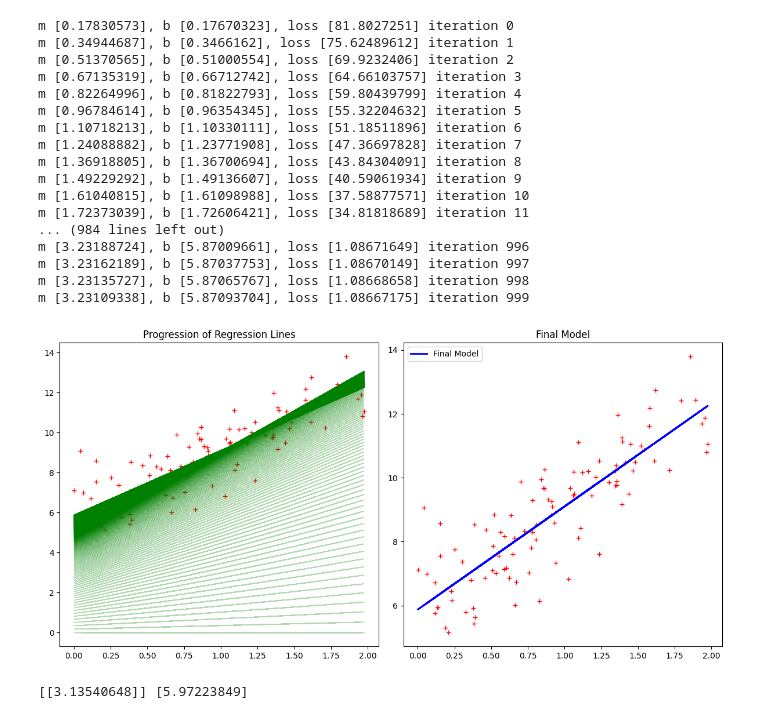
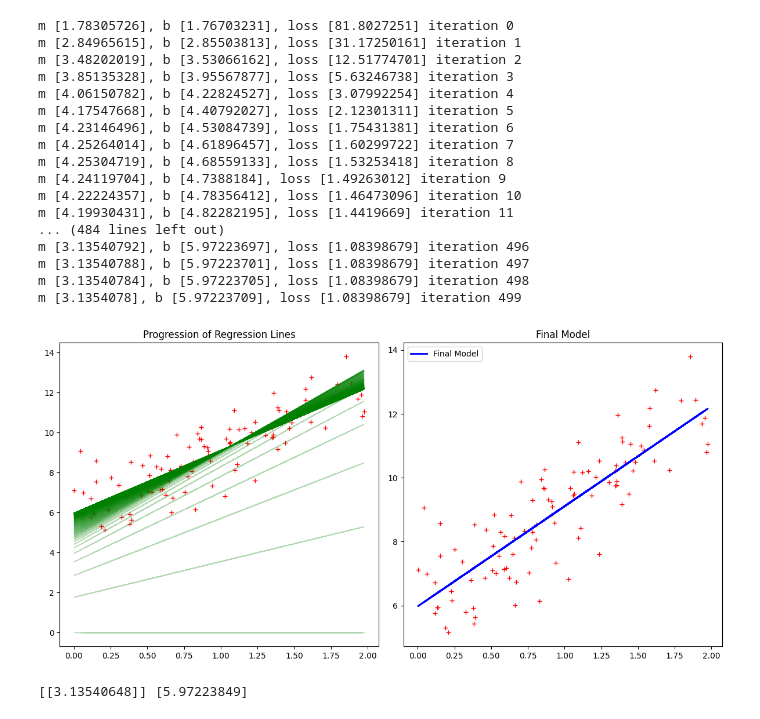
Before and after one commit to Mishanull/MAL, a Jupyter notebook: session-4/Session 4/Gradient Descent.ipynb, the cells around one changed output. Drawn from its saved outputs; the diff is of its cells as text; code cells hidden in the pictures.

```diff
--- a/session-4/Session 4/Gradient Descent.ipynb
+++ b/session-4/Session 4/Gradient Descent.ipynb
@@ -13,9 +13,9 @@ y = 6 +3 * x+np.random.randn(100,1)
 def gradient_descent1(x, y):
     # y = mx + b
     m_curr = b_curr = 0
-    iterations = 1000
+    iterations = 500
     n = len(x)
-    learning_rate = 0.01
+    learning_rate = 0.1
 
     # Lists to store intermediate y_predicted values, used for plotting
     y_predicted_list = []
@@ -25,51 +25,51 @@ def gradient_descent1(x, y):
         y_predicted_list.append(y_predicted)
         L = (1/n) * sum([val**2 for val in (y - y_predicted)])
         md = -(2/n) * sum(x * (y - y_predicted))
         bd = -(2/n) * sum(y - y_predicted)
         m_curr = m_curr - learning_rate * md
         b_curr = b_curr - learning_rate * bd
         print("m {}, b {}, loss {} iteration {}".format(m_curr, b_curr, L, i))
 
     # Plot the progression of regression lines during iterations
     plt.figure(figsize=(12, 6))
     plt.subplot(1, 2, 1)
     plt.scatter(x, y, color='red', marker='+', linewidth=1)
     for i, y_predicted in enumerate(y_predicted_list):
         plt.plot(x, y_predicted, color='green', alpha=0.3, linewidth=1, label=f'Iteration {i}')
     plt.title('Progression of Regression Lines')
 
     # Plot the final regression line in its own plot
     plt.subplot(1, 2, 2)
     final_y_predicted = m_curr * x + b_curr
     plt.scatter(x, y, color='red', marker='+', linewidth=1)
     plt.plot(x, final_y_predicted, color='blue', label='Final Model', linewidth=2)
     plt.legend()
     plt.title('Final Model')
 
     plt.tight_layout()
     plt.show()
 
 
 gradient_descent1(x, y)
 # %% [output]
-m [0.17830573], b [0.17670323], loss [81.8027251] iteration 0
-m [0.34944687], b [0.3466162], loss [75.62489612] iteration 1
-m [0.51370565], b [0.51000554], loss [69.9232406] iteration 2
-m [0.67135319], b [0.66712742], loss [64.66103757] iteration 3
-m [0.82264996], b [0.81822793], loss [59.80439799] iteration 4
-m [0.96784614], b [0.96354345], loss [55.32204632] iteration 5
-m [1.10718213], b [1.10330111], loss [51.18511896] iteration 6
-m [1.24088882], b [1.23771908], loss [47.36697828] iteration 7
-m [1.36918805], b [1.36700694], loss [43.84304091] iteration 8
-m [1.49229292], b [1.49136607], loss [40.59061934] iteration 9
-m [1.61040815], b [1.61098988], loss [37.58877571] iteration 10
-m [1.72373039], b [1.72606421], loss [34.81818689] iteration 11
-... (984 lines left out)
-m [3.23188724], b [5.87009661], loss [1.08671649] iteration 996
-m [3.23162189], b [5.87037753], loss [1.08670149] iteration 997
-m [3.23135727], b [5.87065767], loss [1.08668658] iteration 998
-m [3.23109338], b [5.87093704], loss [1.08667175] iteration 999
+m [1.78305726], b [1.76703231], loss [81.8027251] iteration 0
+m [2.84965615], b [2.85503813], loss [31.17250161] iteration 1
+m [3.48202019], b [3.53066162], loss [12.51774701] iteration 2
+m [3.85135328], b [3.95567877], loss [5.63246738] iteration 3
+m [4.06150782], b [4.22824527], loss [3.07992254] iteration 4
+m [4.17547668], b [4.40792027], loss [2.12301311] iteration 5
+m [4.23146496], b [4.53084739], loss [1.75431381] iteration 6
+m [4.25264014], b [4.61896457], loss [1.60299722] iteration 7
+m [4.25304719], b [4.68559133], loss [1.53253418] iteration 8
+m [4.24119704], b [4.7388184], loss [1.49263012] iteration 9
+m [4.22224357], b [4.78356412], loss [1.46473096] iteration 10
+m [4.19930431], b [4.82282195], loss [1.4419669] iteration 11
+... (484 lines left out)
+m [3.13540792], b [5.97223697], loss [1.08398679] iteration 496
+m [3.13540788], b [5.97223701], loss [1.08398679] iteration 497
+m [3.13540784], b [5.97223705], loss [1.08398679] iteration 498
+m [3.1354078], b [5.97223709], loss [1.08398679] iteration 499
-[figure, old version]
+[figure, new version]
 # %%
 from sklearn.linear_model import LinearRegression
 
```
Also changed, not shown: parts of 2 cells of this notebook, 2 other files.
